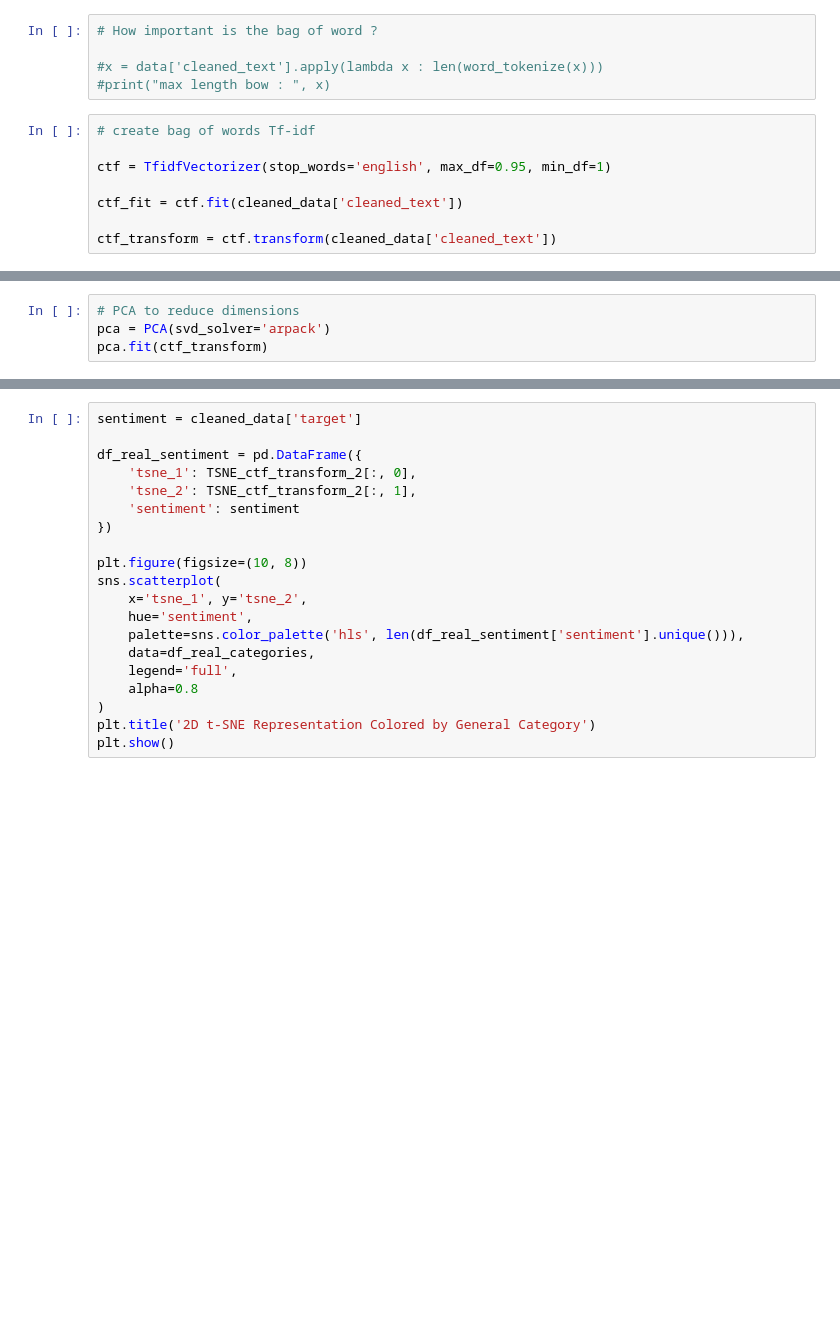
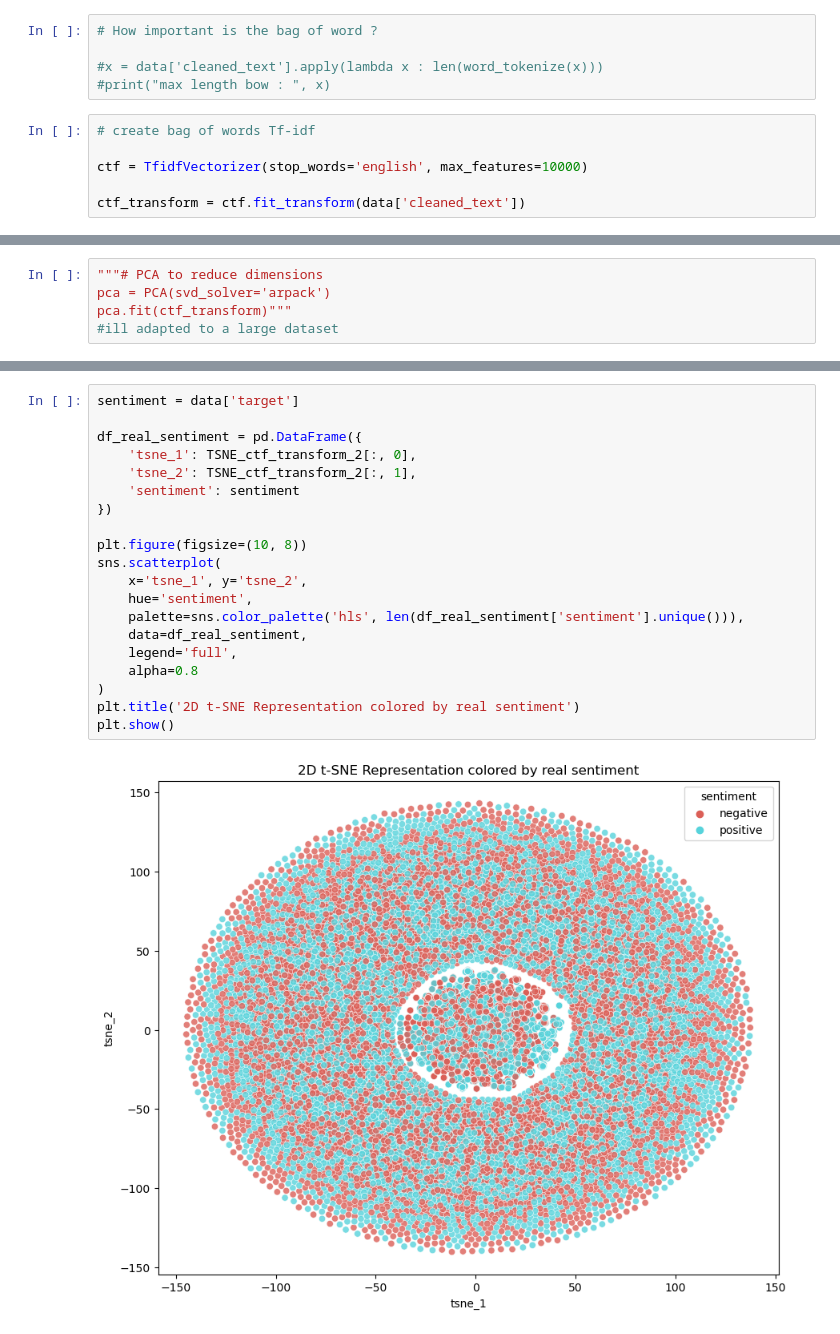
Before and after one commit to Apoxys/OCR-AIEngineer-P7, a Jupyter notebook: scripts_notebook_modélisation.ipynb, the cells around one changed output, grey strips where cells are left out. Cells and saved outputs as stored; diff of their text form; blank space fills up the shorter version.

```diff
--- a/scripts_notebook_modélisation.ipynb
+++ b/scripts_notebook_modélisation.ipynb
@@ -207,11 +299,9 @@ cleaned_data.head()
 # %%
 # create bag of words Tf-idf
 
-ctf = TfidfVectorizer(stop_words='english', max_df=0.95, min_df=1)
+ctf = TfidfVectorizer(stop_words='english', max_features=10000)
 
-ctf_fit = ctf.fit(cleaned_data['cleaned_text'])
-
-ctf_transform = ctf.transform(cleaned_data['cleaned_text'])
+ctf_transform = ctf.fit_transform(data['cleaned_text'])
 # %%
 ctf_transform
 # %% [output]
@@ -220,4 +310,5 @@ ctf_transform
 # %%
-# PCA to reduce dimensions
+"""# PCA to reduce dimensions
 pca = PCA(svd_solver='arpack')
-pca.fit(ctf_transform)
+pca.fit(ctf_transform)"""
+#ill adapted to a large dataset
@@ -229,20 +324,22 @@ TSNE_ctf_transform_2.shape
 # %%
-sentiment = cleaned_data['target']
+sentiment = data['target']
 
 df_real_sentiment = pd.DataFrame({
     'tsne_1': TSNE_ctf_transform_2[:, 0],
     'tsne_2': TSNE_ctf_transform_2[:, 1],
     'sentiment': sentiment
 })
 
 plt.figure(figsize=(10, 8))
 sns.scatterplot(
     x='tsne_1', y='tsne_2',
     hue='sentiment',
     palette=sns.color_palette('hls', len(df_real_sentiment['sentiment'].unique())),
-    data=df_real_categories,
+    data=df_real_sentiment,
     legend='full',
     alpha=0.8
 )
-plt.title('2D t-SNE Representation Colored by General Category')
+plt.title('2D t-SNE Representation colored by real sentiment')
 plt.show()
+# %% [output]
+[figure, added]
```
Also changed, not shown: parts of 64 cells of this notebook.
